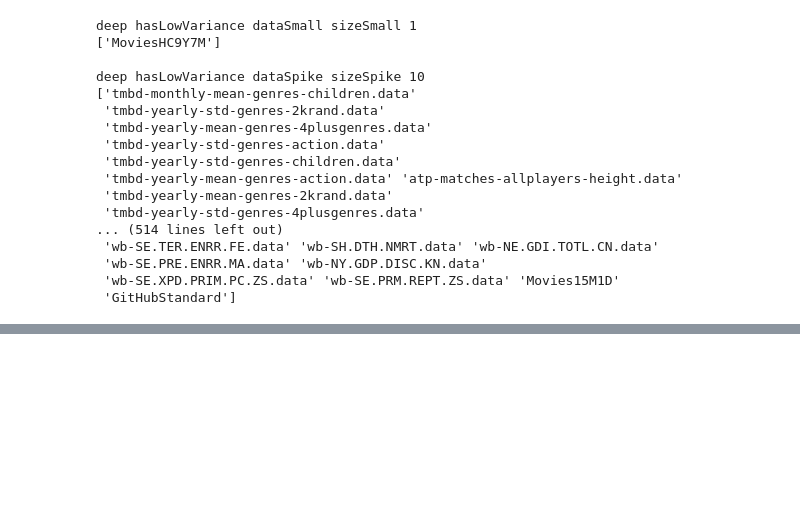
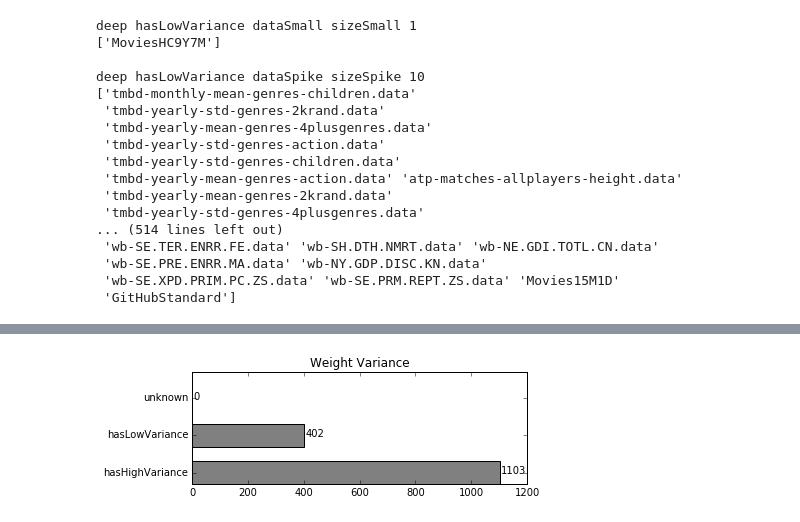
Before and after one commit to EduardoVernier/dataset-generator, a Jupyter notebook: MaxClassifierAnalysis/classification-analysis.ipynb, the cells around one changed output, grey strips where cells are left out. Drawn from its saved outputs; the diff is of its cells as text; code cells hidden in the pictures; blank space fills up the shorter version.

```diff
--- a/MaxClassifierAnalysis/classification-analysis.ipynb
+++ b/MaxClassifierAnalysis/classification-analysis.ipynb
@@ -122,0 +160,11 @@ print(pd.Series(list(set(df['title'].tolist()) - set(classified))).values)  # Al
+# %%
+n_high_var = len(df[df['hasHighVariance'] == True])
+n_low_var = len(df[df['hasLowVariance'] == True])
+n_unknown_var = len(df[(df['hasHighVariance'] == False) & (df['hasLowVariance'] == False)])
+
+values = [n_high_var, n_low_var, n_unknown_var]
+labels = ['hasHighVariance', 'hasLowVariance', 'unknown']
+
+plot_bar_chart(values, labels, 'Weight Variance')
+# %% [output]
+[figure, added]
```
Also changed, not shown: parts of 10 cells of this notebook, 2 other files.
